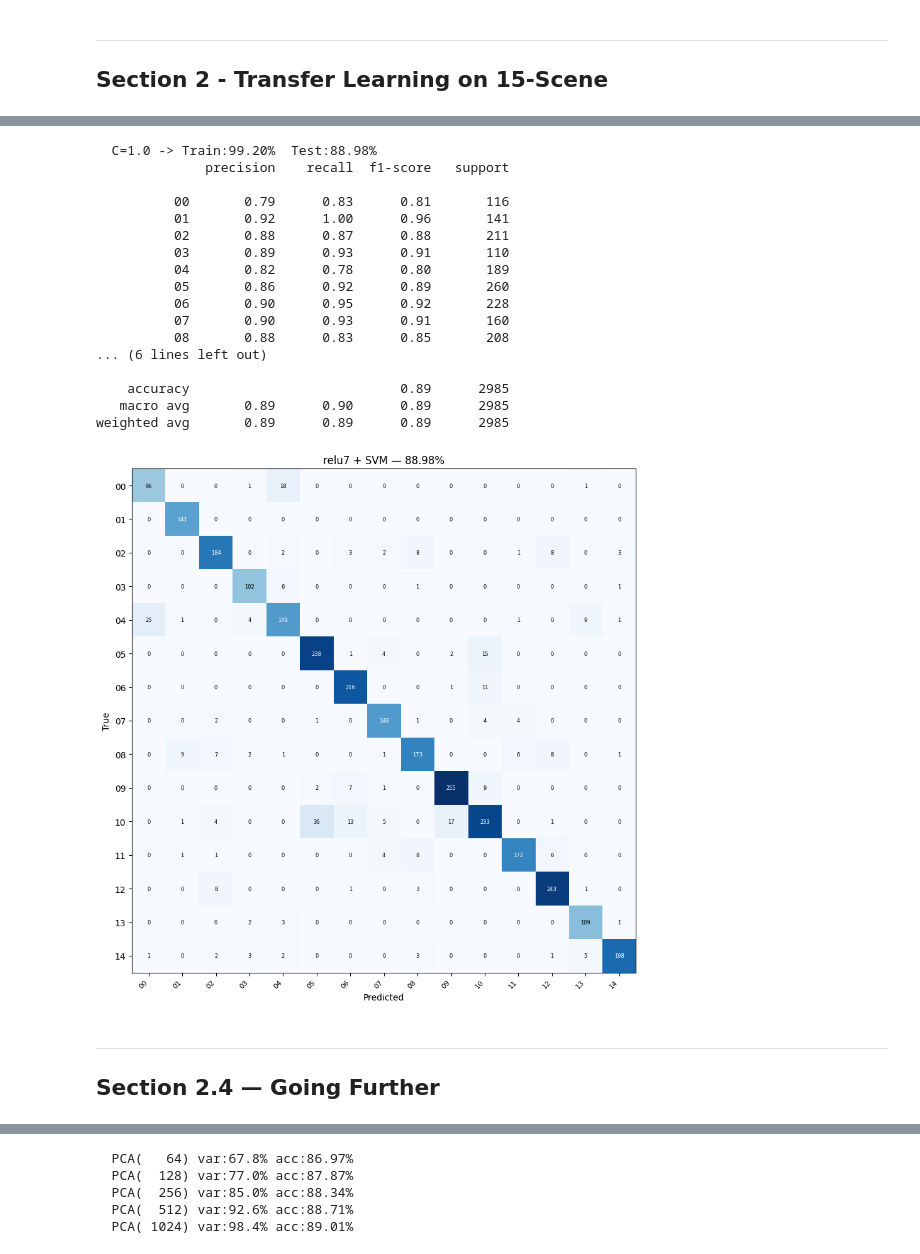
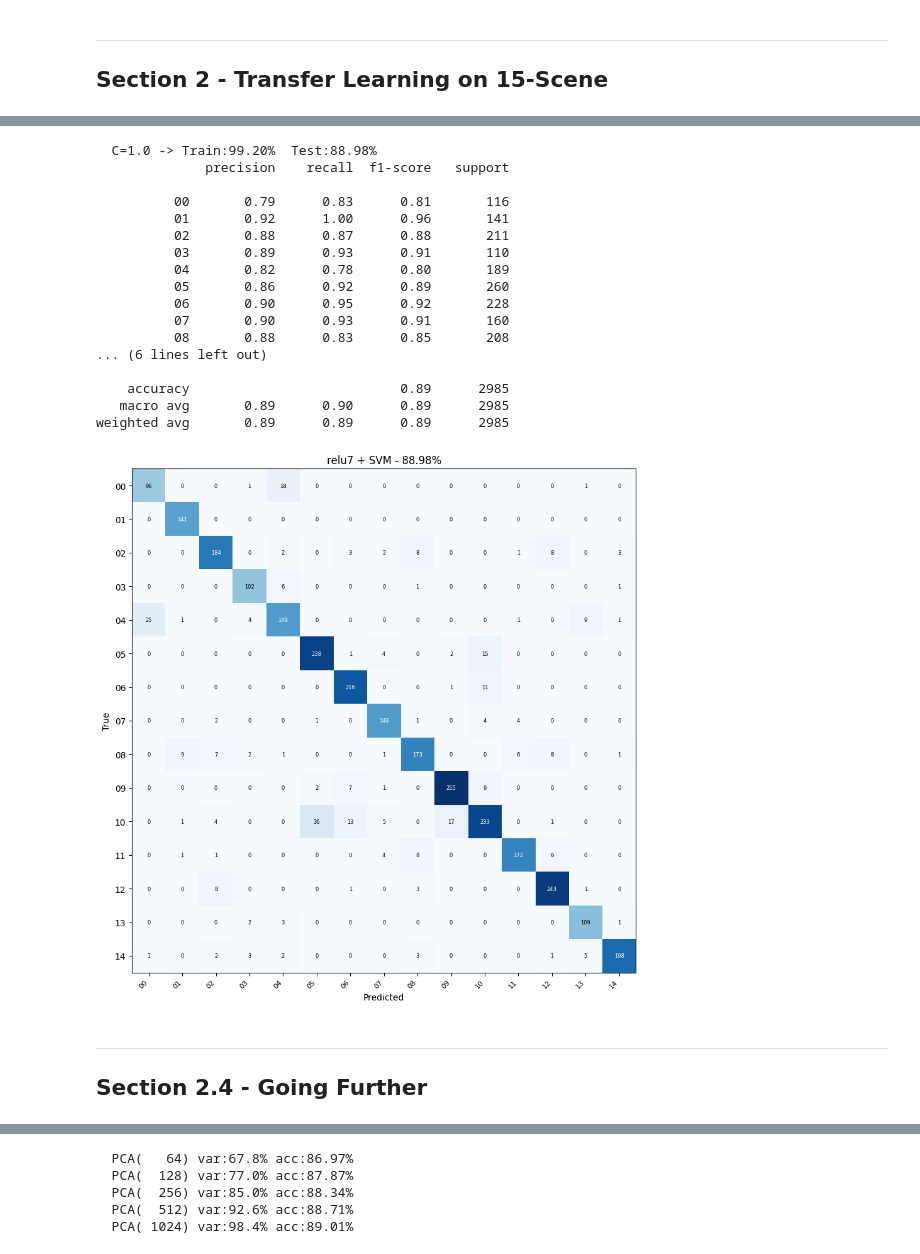
Before and after one commit to Remigius2003/projet_ml_26, a Jupyter notebook: Project.ipynb, the cells around one changed output, grey strips where cells are left out. Drawn from its saved outputs; the diff is of its cells as text; code cells hidden in the pictures.

```diff
--- a/Project.ipynb
+++ b/Project.ipynb
@@ -104,29 +104,29 @@ Test features:
 # %%
 # 2.3 SVM
 svm, acc, y_pred = train_and_eval(X_train, y_tr, X_test, y_te, C=1.0, class_names=names)
-plot_confusion(y_te, y_pred, names, f'relu7 + SVM — {acc:.2%}')
+plot_confusion(y_te, y_pred, names, f'relu7 + SVM - {acc:.2%}')
 # %% [output]
   C=1.0 -> Train:99.20%  Test:88.98%
               precision    recall  f1-score   support
 
           00       0.79      0.83      0.81       116
           01       0.92      1.00      0.96       141
           02       0.88      0.87      0.88       211
           03       0.89      0.93      0.91       110
           04       0.82      0.78      0.80       189
           05       0.86      0.92      0.89       260
           06       0.90      0.95      0.92       228
           07       0.90      0.93      0.91       160
           08       0.88      0.83      0.85       208
 ... (6 lines left out)
 
     accuracy                           0.89      2985
    macro avg       0.89      0.90      0.89      2985
 weighted avg       0.89      0.89      0.89      2985
-[figure, old version]
+[figure, new version]
 # %% [markdown]
 ---
-## Section 2.4 — Going Further
+## Section 2.4 - Going Further
 # %%
 from section2_4 import experiment_layers, experiment_C, experiment_resnet, experiment_finetune, experiment_pca
 # %%
```
Also changed, not shown: parts of 3 cells of this notebook, 1 other file.
